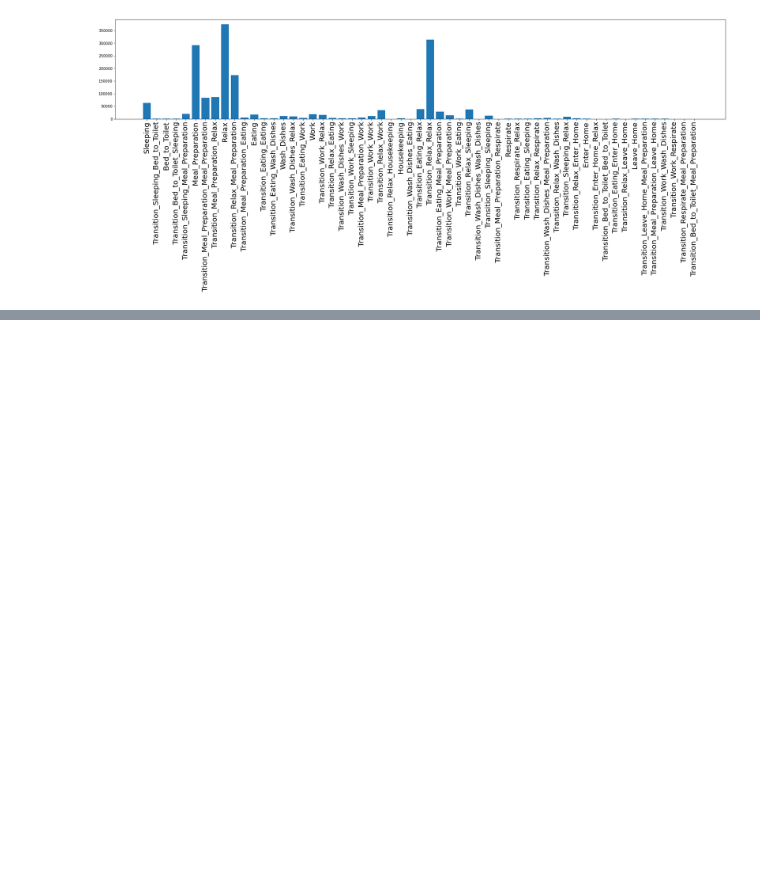
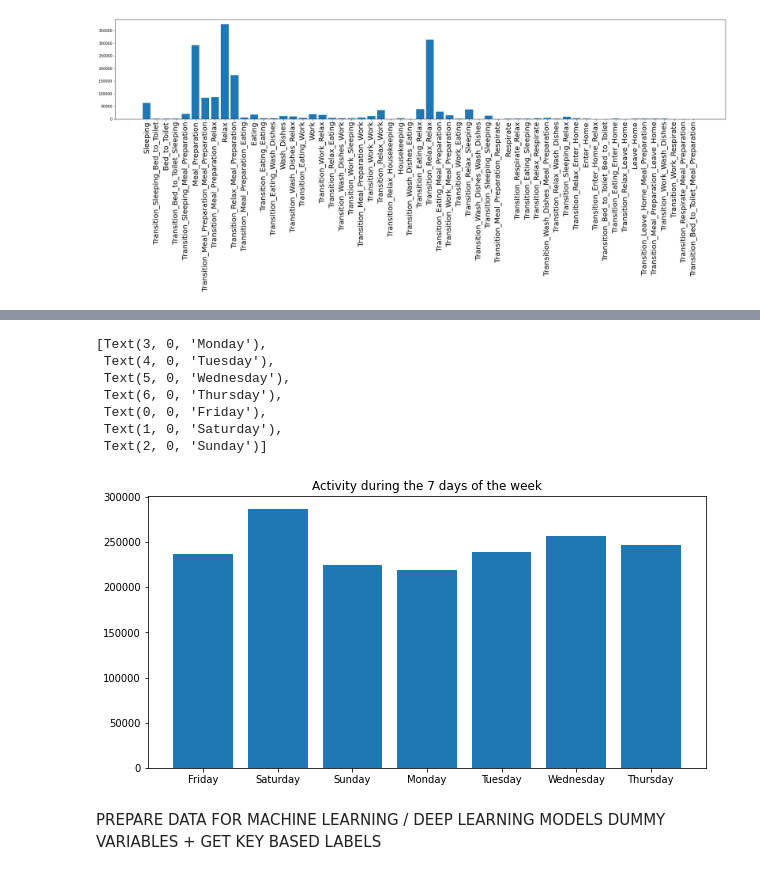
Before and after one commit to vladbucur2000/casas-datascience, a Jupyter notebook: Casas_ADS_CW.ipynb, the cells around one changed output, grey strips where cells are left out. Saved outputs shown, nothing was run; the diff lists cells and outputs as text; code cells hidden in the pictures; blank space fills up the shorter version.

```diff
--- a/Casas_ADS_CW.ipynb
+++ b/Casas_ADS_CW.ipynb
@@ -411,0 +549,7 @@ plt.bar(keys, values)
+# %%
+count_weekday = Counter(preprocessed_data['Weekday'])
+keys_weekday = []
+values_weekday = []
+for key, value in count_weekday.items():
+    keys_weekday.append(key)
+    values_weekday.append(value)
@@ -411,0 +566,18 @@ plt.bar(keys, values)
+# %%
+fig, ax = plt.subplots(figsize=(10, 5))
+ax.bar(keys_weekday, values_weekday)
+plt.title('Activity during the 7 days of the week')
+ax.set_xticks(keys_weekday)
+ax.set_xticklabels(['Monday', 'Tuesday', 'Wednesday', 'Thursday', 'Friday', 'Saturday', 'Sunday'])
+# %% [output]
+[Text(3, 0, 'Monday'),
+ Text(4, 0, 'Tuesday'),
+ Text(5, 0, 'Wednesday'),
+ Text(6, 0, 'Thursday'),
+ Text(0, 0, 'Friday'),
+ Text(1, 0, 'Saturday'),
+ Text(2, 0, 'Sunday')]
+[figure, added]
+# %% [markdown]
+PREPARE DATA FOR MACHINE LEARNING / DEEP LEARNING MODELS
+DUMMY VARIABLES + GET KEY BASED LABELS
```
Also changed, not shown: parts of 34 cells of this notebook, 5 other files.
